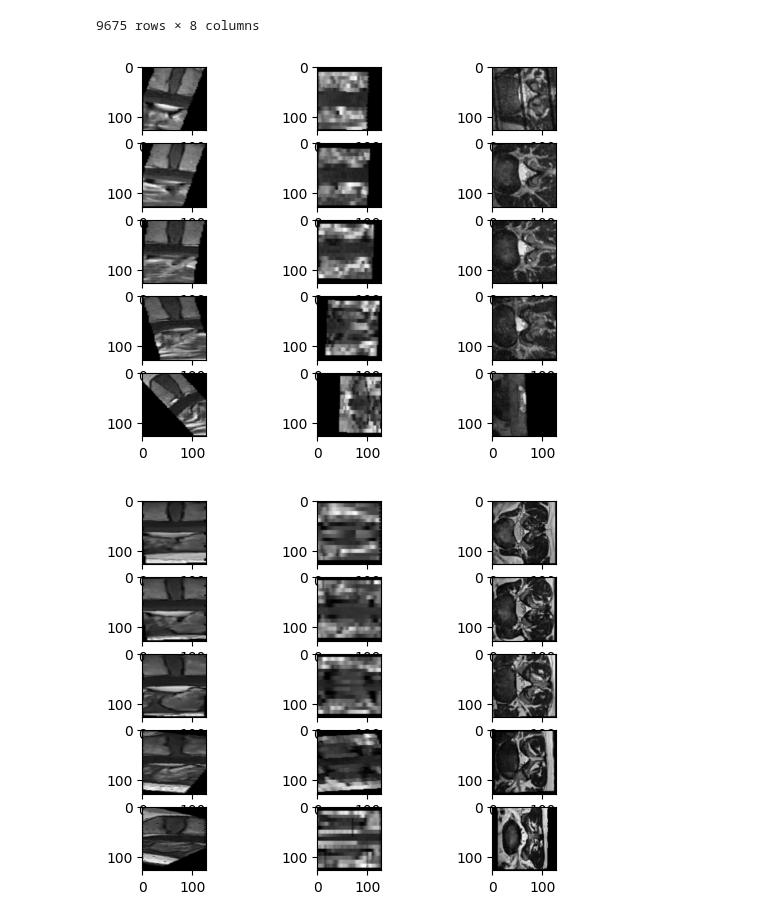
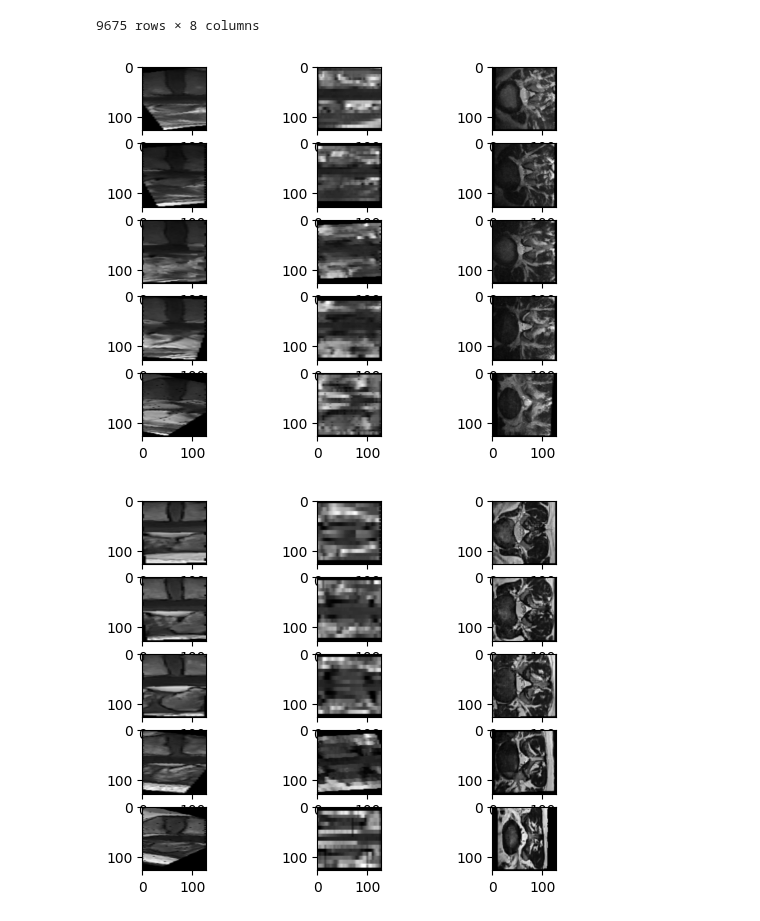
Before and after one commit to IDoCodingStuffs/rsna_2024, a Jupyter notebook: 3d_modeling/pc_loading.ipynb, the cells around one changed output. Drawn from its saved outputs; the diff is of its cells as text; code cells hidden in the pictures.

```diff
--- a/3d_modeling/pc_loading.ipynb
+++ b/3d_modeling/pc_loading.ipynb
@@ -369,20 +369,20 @@ plt.show()
 # %%
 f, axs = plt.subplots(5, 3)
 
 levels = ["l1_l2", "l2_l3", "l3_l4", "l4_l5", "l5_s1",]
 for i in range(5):
-    grid_path = f"../data/rsna-2024-lumbar-spine-degenerative-classification/train_images/1960041251/cached_grid_plane_{levels[i]}_128_128_128.npy.gz"
+    grid_path = f"../data/rsna-2024-lumbar-spine-degenerative-classification/train_images/2937953357/cached_grid_aligned_{levels[i]}_128_128_128.npy.gz"
     f = pgzip.PgzipFile(grid_path, "r")
     grid = np.load(f, allow_pickle=True)
     f.close()
 
     axs[i % 5, 0].imshow(grid[0, 64], cmap="gray")
     axs[i % 5, 1].imshow(grid[0, :, 64], cmap="gray")
     axs[i % 5, 2].imshow(grid[1, :, :, 64], cmap="gray")
 
 plt.show()
 # %% [output]
-[figure, old version]
+[figure, new version]
 # %%
 def rotation_matrix_from_vectors(vec1, vec2=np.array([0, 0, -1])):
     """ Find the rotation matrix that aligns vec1 to vec2
```
Also changed, not shown: 1 other file.
